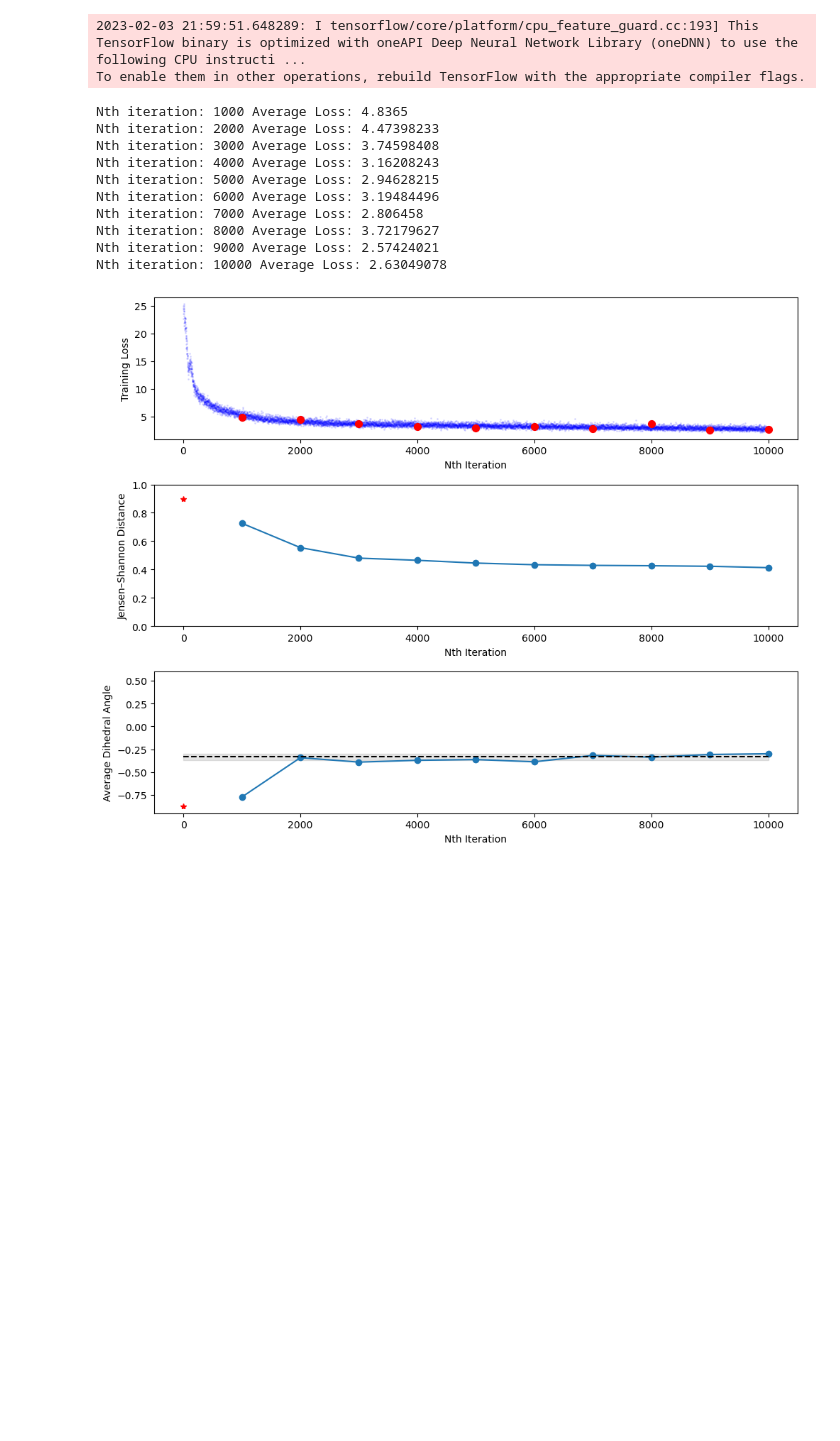
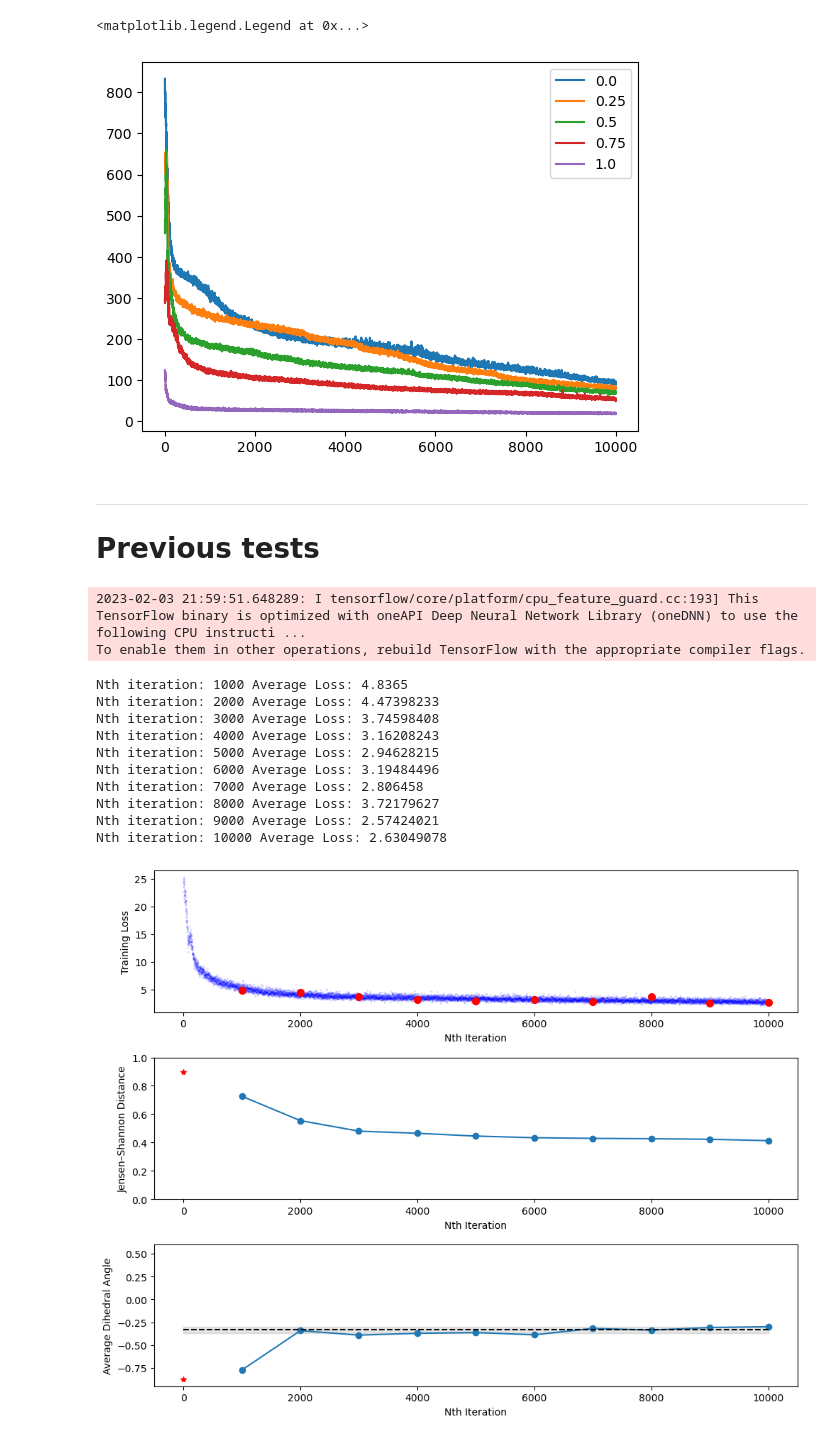
Before and after one commit to JosephRRB/GFlowNets_on_SpinFoams, a Jupyter notebook: GFlowNet Experiments on SpinFoams.ipynb, the cells around one changed output. Drawn from its saved outputs; the diff is of its cells as text; code cells hidden in the pictures; blank space fills up the shorter version.

```diff
--- a/GFlowNet Experiments on SpinFoams.ipynb
+++ b/GFlowNet Experiments on SpinFoams.ipynb
@@ -162,3 +319,17 @@ plt.plot(ave_losses.numpy())
+# %%
+import matplotlib.pyplot as plt
+
+for i, f in enumerate([0.0, 0.25, 0.5, 0.75, 1.0]):
+    plt.plot(list_of_ave_losses[i], label=f)
+
+plt.legend()
+# %% [output]
+<matplotlib.legend.Legend at 0x...>
+[figure, added]
+# %% [markdown]
+------------------------------------
+
+# Previous tests
 # %%
 from core.runner import Runner
 import tensorflow as tf
```
Also changed, not shown: parts of 22 cells of this notebook, 5 other files.
